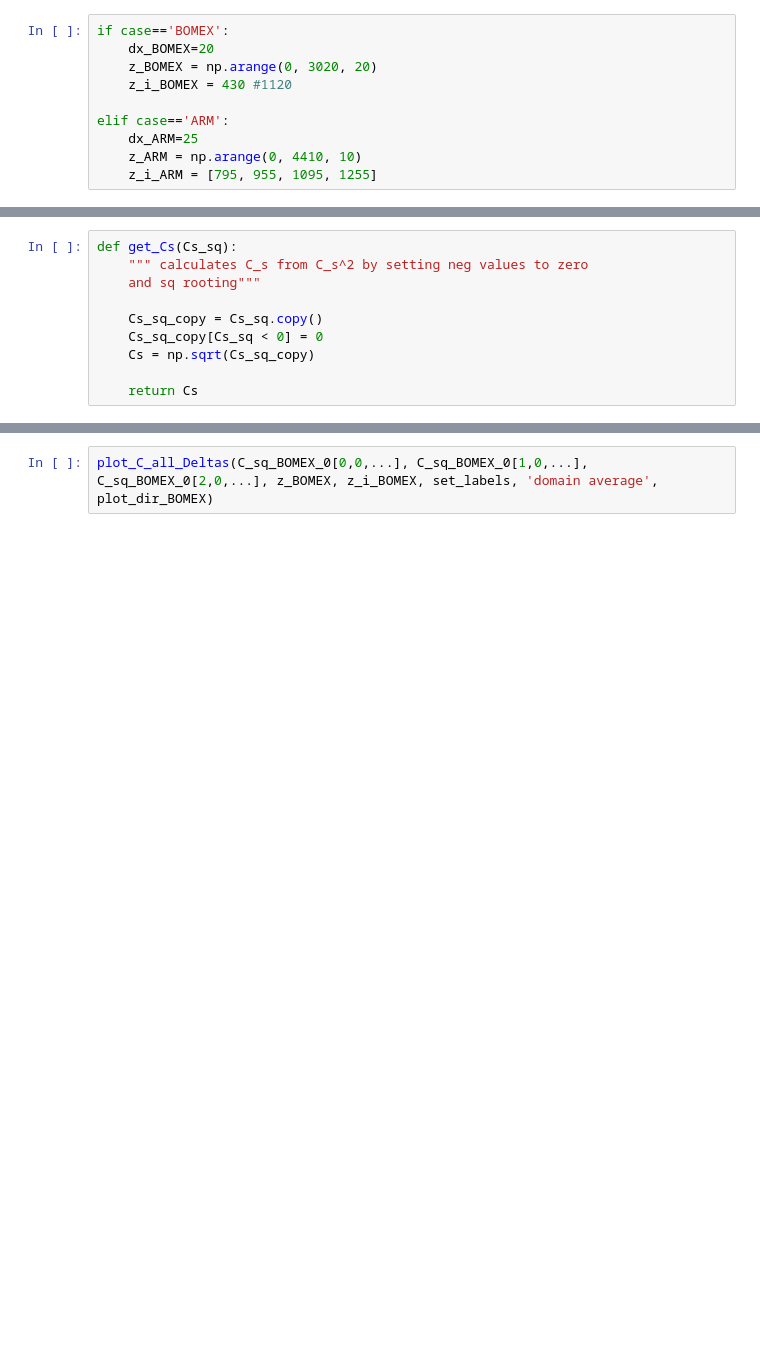
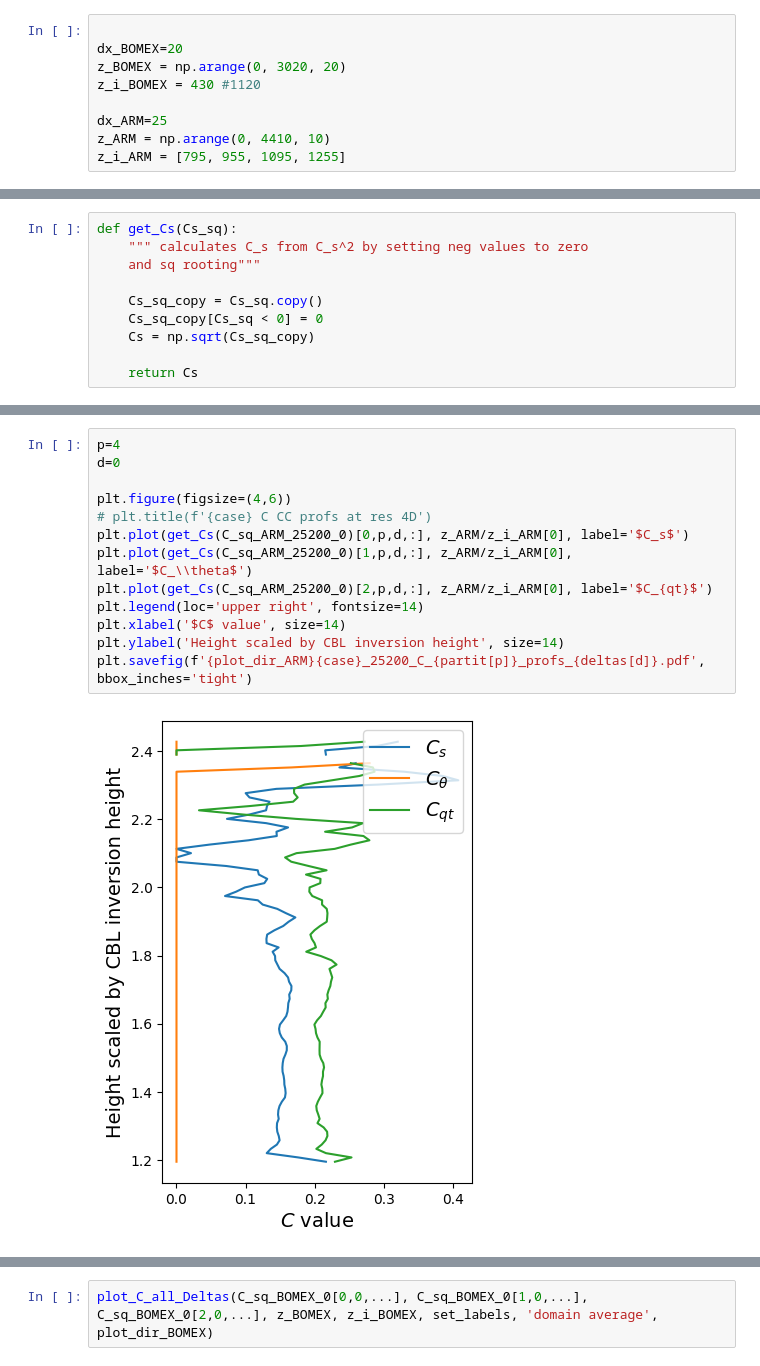
Before and after one commit to a-power/LES_analysis, a Jupyter notebook: updated_C_profs.ipynb, the cells around one changed output, grey strips where cells are left out. Drawn from its saved outputs; the diff is of its cells as text; blank space fills up the shorter version.

```diff
--- a/updated_C_profs.ipynb
+++ b/updated_C_profs.ipynb
@@ -90,15 +93,14 @@ path='C:/Users/si818415/Documents/code/LES_analysis/data/'
 plot_dir_BOMEX = 'C:/Users/si818415/Documents/plots/updated_C/BOMEX/C_profs/'
 plot_dir_ARM = 'C:/Users/si818415/Documents/plots/updated_C/ARM/C_profs/'
 # %%
-if case=='BOMEX':
-    dx_BOMEX=20
-    z_BOMEX = np.arange(0, 3020, 20)
-    z_i_BOMEX = 430 #1120
 
-elif case=='ARM':
-    dx_ARM=25
-    z_ARM = np.arange(0, 4410, 10)
-    z_i_ARM = [795, 955, 1095, 1255]
+dx_BOMEX=20
+z_BOMEX = np.arange(0, 3020, 20)
+z_i_BOMEX = 430 #1120
+
+dx_ARM=25
+z_ARM = np.arange(0, 4410, 10)
+z_i_ARM = [795, 955, 1095, 1255]
 # %%
 C_sq_BOMEX_0 = np.load(bomex_path+f'C_sq_cond_14400_0.npy')
 C_sq_BOMEX_1 = np.load(bomex_path+f'C_sq_cond_14400_1.npy')
@@ -125,3 +137,18 @@ def get_Cs(Cs_sq):
+# %%
+p=4
+d=0
+
+plt.figure(figsize=(4,6))
+# plt.title(f'{case} C CC profs at res 4D')
+plt.plot(get_Cs(C_sq_ARM_25200_0)[0,p,d,:], z_ARM/z_i_ARM[0], label='$C_s$')
+plt.plot(get_Cs(C_sq_ARM_25200_0)[1,p,d,:], z_ARM/z_i_ARM[0], label='$C_\\theta$')
+plt.plot(get_Cs(C_sq_ARM_25200_0)[2,p,d,:], z_ARM/z_i_ARM[0], label='$C_{qt}$')
+plt.legend(loc='upper right', fontsize=14)
+plt.xlabel('$C$ value', size=14)
+plt.ylabel('Height scaled by CBL inversion height', size=14)
+plt.savefig(f'{plot_dir_ARM}{case}_25200_C_{partit[p]}_profs_{deltas[d]}.pdf', bbox_inches='tight')
+# %% [output]
+[figure, added]
 # %%
 plt.figure(figsize=(4,6))
 plt.title(f'{case} C CC profs at res 4D')
```
Also changed, not shown: parts of 19 cells of this notebook, 3 other files.
